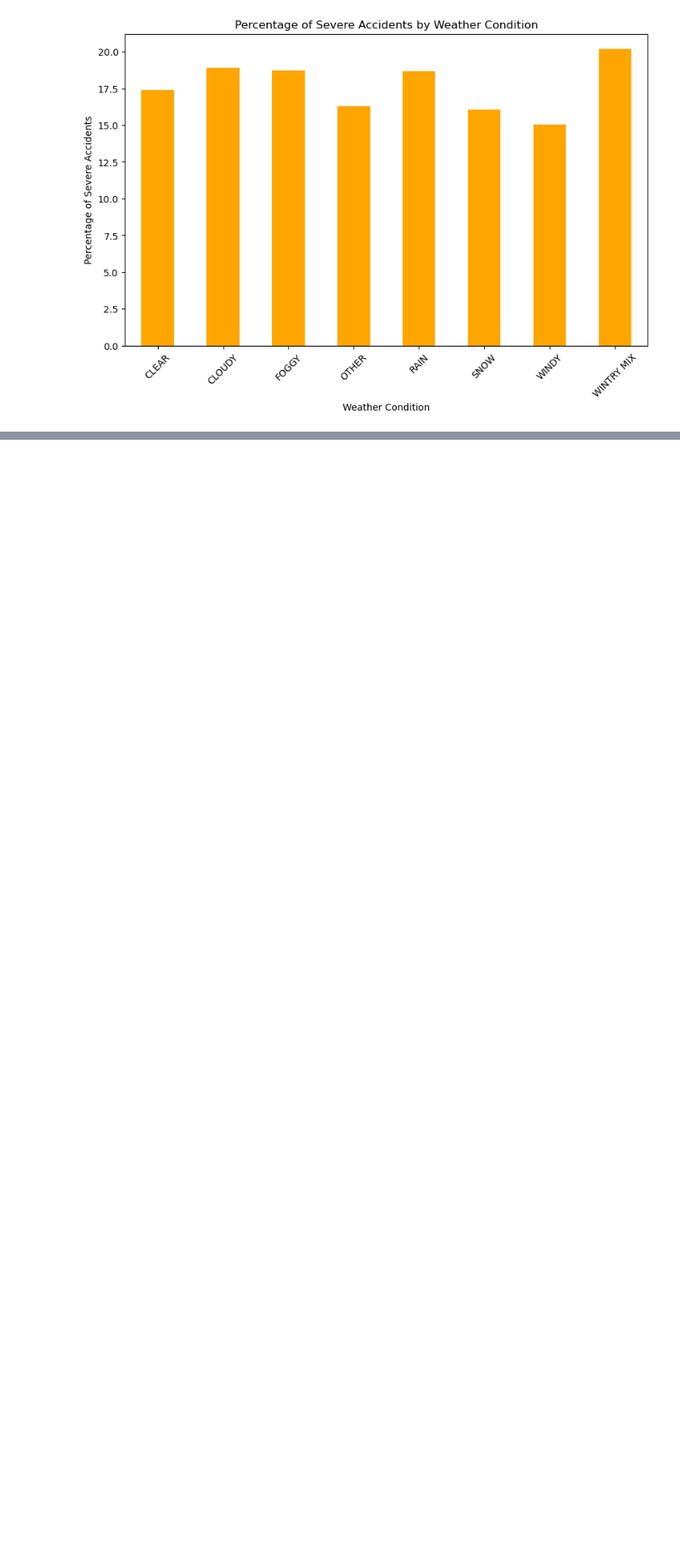
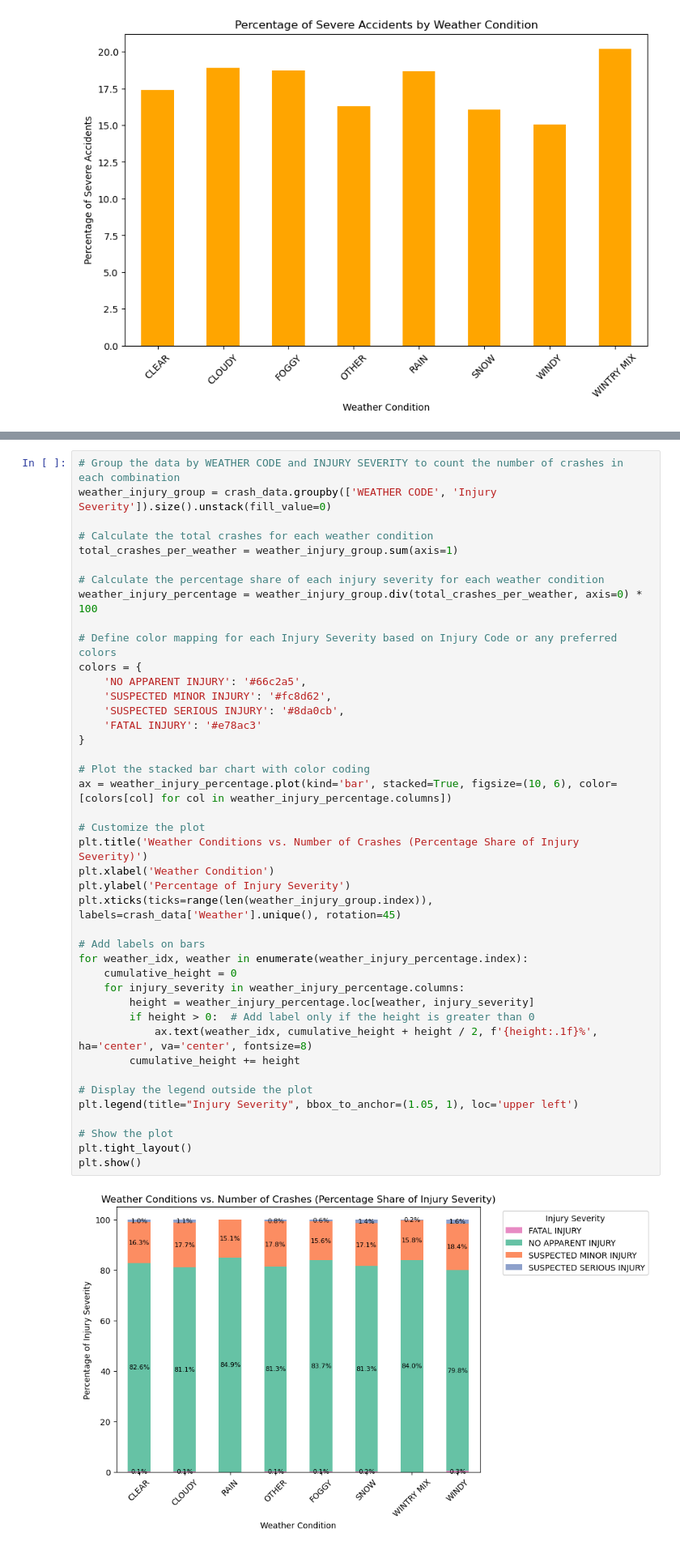
Before and after one commit to Brian-Hansen-Turton/module-9-project, a Jupyter notebook: Code/weather_analysis.ipynb, the cells around one changed output, grey strips where cells are left out. Shown at 81% size. Saved outputs shown, nothing was run; the diff lists cells and outputs as text; blank space fills up the shorter version.

```diff
--- a/Code/weather_analysis.ipynb
+++ b/Code/weather_analysis.ipynb
@@ -280,0 +254,44 @@ plt.show()
+# %%
+# Group the data by WEATHER CODE and INJURY SEVERITY to count the number of crashes in each combination
+weather_injury_group = crash_data.groupby(['WEATHER CODE', 'Injury Severity']).size().unstack(fill_value=0)
+
+# Calculate the total crashes for each weather condition
+total_crashes_per_weather = weather_injury_group.sum(axis=1)
+
+# Calculate the percentage share of each injury severity for each weather condition
+weather_injury_percentage = weather_injury_group.div(total_crashes_per_weather, axis=0) * 100
+
+# Define color mapping for each Injury Severity based on Injury Code or any preferred colors
+colors = {
+    'NO APPARENT INJURY': '#66c2a5',
+    'SUSPECTED MINOR INJURY': '#fc8d62',
+    'SUSPECTED SERIOUS INJURY': '#8da0cb',
+    'FATAL INJURY': '#e78ac3'
+}
+
+# Plot the stacked bar chart with color coding
+ax = weather_injury_percentage.plot(kind='bar', stacked=True, figsize=(10, 6), color=[colors[col] for col in weather_injury_percentage.columns])
+
+# Customize the plot
+plt.title('Weather Conditions vs. Number of Crashes (Percentage Share of Injury Severity)')
+plt.xlabel('Weather Condition')
+plt.ylabel('Percentage of Injury Severity')
+plt.xticks(ticks=range(len(weather_injury_group.index)), labels=crash_data['Weather'].unique(), rotation=45)
+
+# Add labels on bars
+for weather_idx, weather in enumerate(weather_injury_percentage.index):
+    cumulative_height = 0
+    for injury_severity in weather_injury_percentage.columns:
+        height = weather_injury_percentage.loc[weather, injury_severity]
+        if height > 0:  # Add label only if the height is greater than 0
+            ax.text(weather_idx, cumulative_height + height / 2, f'{height:.1f}%', ha='center', va='center', fontsize=8)
+        cumulative_height += height
+
+# Display the legend outside the plot
+plt.legend(title="Injury Severity", bbox_to_anchor=(1.05, 1), loc='upper left')
+
+# Show the plot
+plt.tight_layout()
+plt.show()
+# %% [output]
+[figure, added]
```
Also changed, not shown: parts of 8 cells of this notebook.
